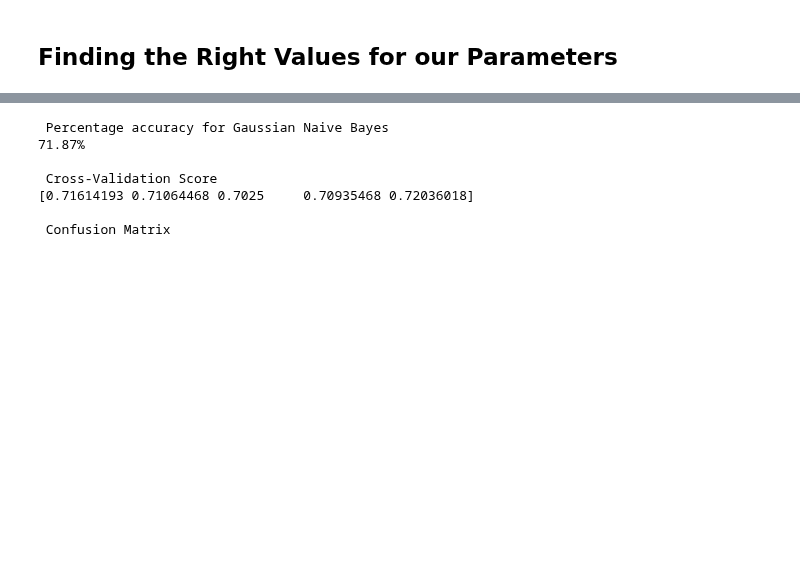
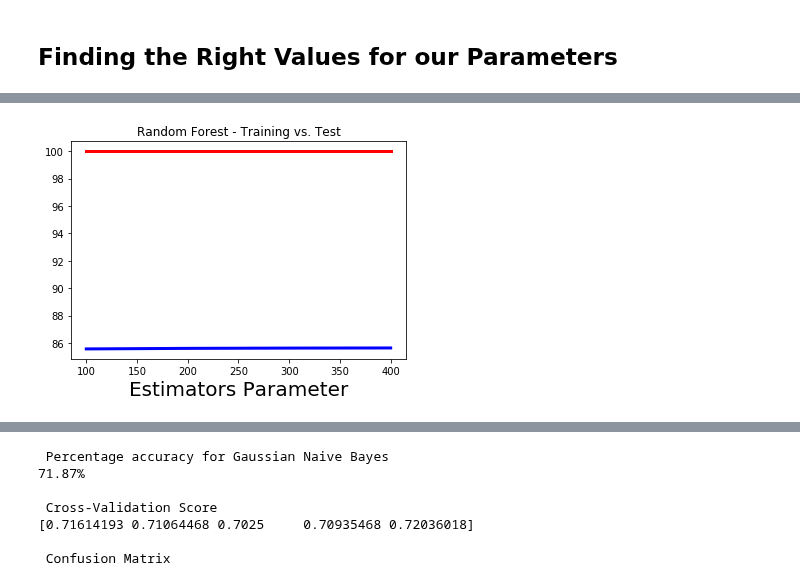
Before and after one commit to str007/Thinkful, a Jupyter notebook: Supervised_Learning_Capstone.ipynb, the cells around one changed output, grey strips where cells are left out. Saved outputs shown, nothing was run; the diff lists cells and outputs as text; code cells hidden in the pictures; blank space fills up the shorter version.

```diff
--- a/Supervised_Learning_Capstone.ipynb
+++ b/Supervised_Learning_Capstone.ipynb
@@ -707,0 +708,4 @@ tuned_params('KNN')
+# %%
+tuned_params('Random Forest')
+# %% [output]
+[figure, added]
```
Also changed, not shown: parts of 7 cells of this notebook.
